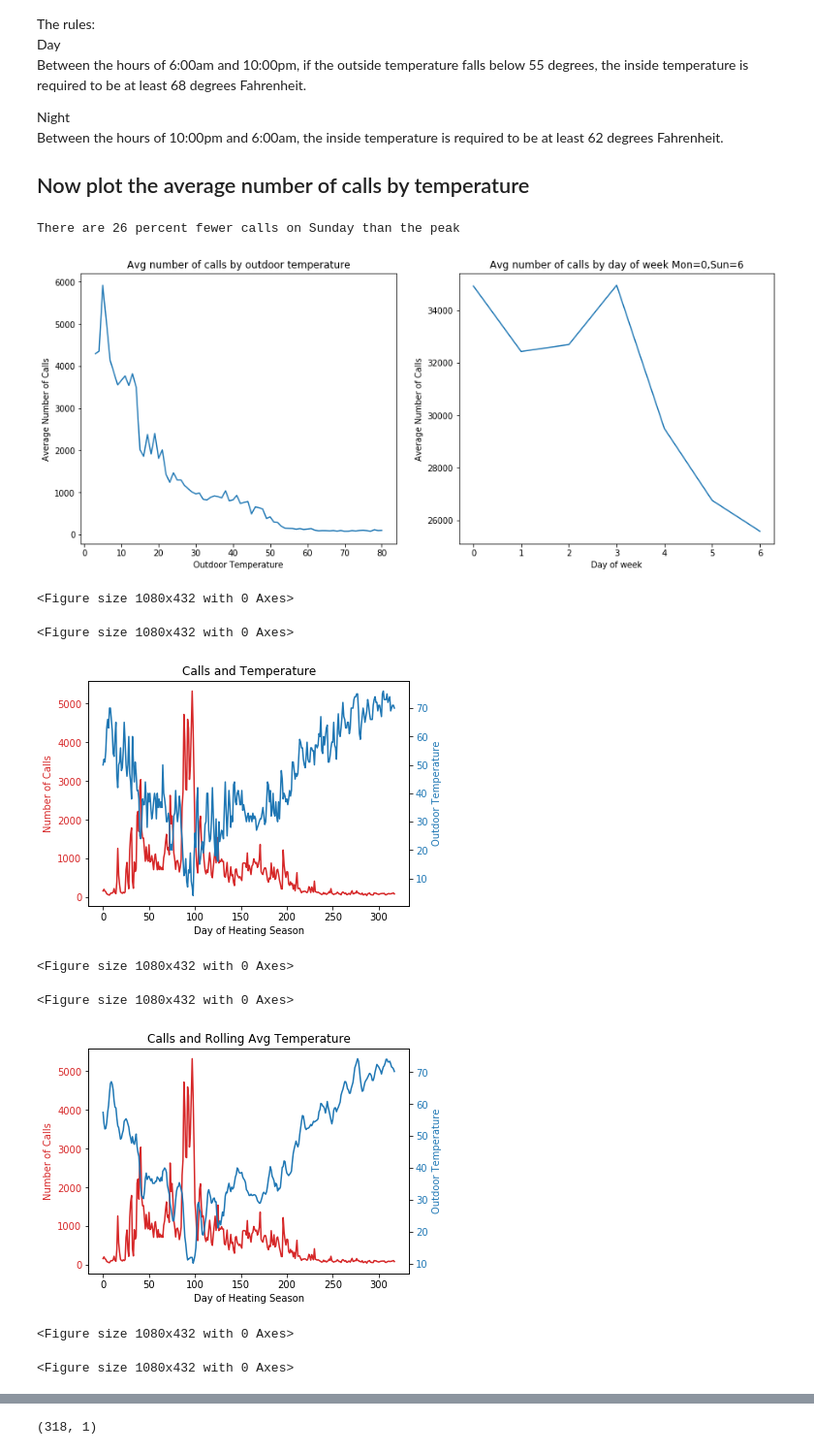
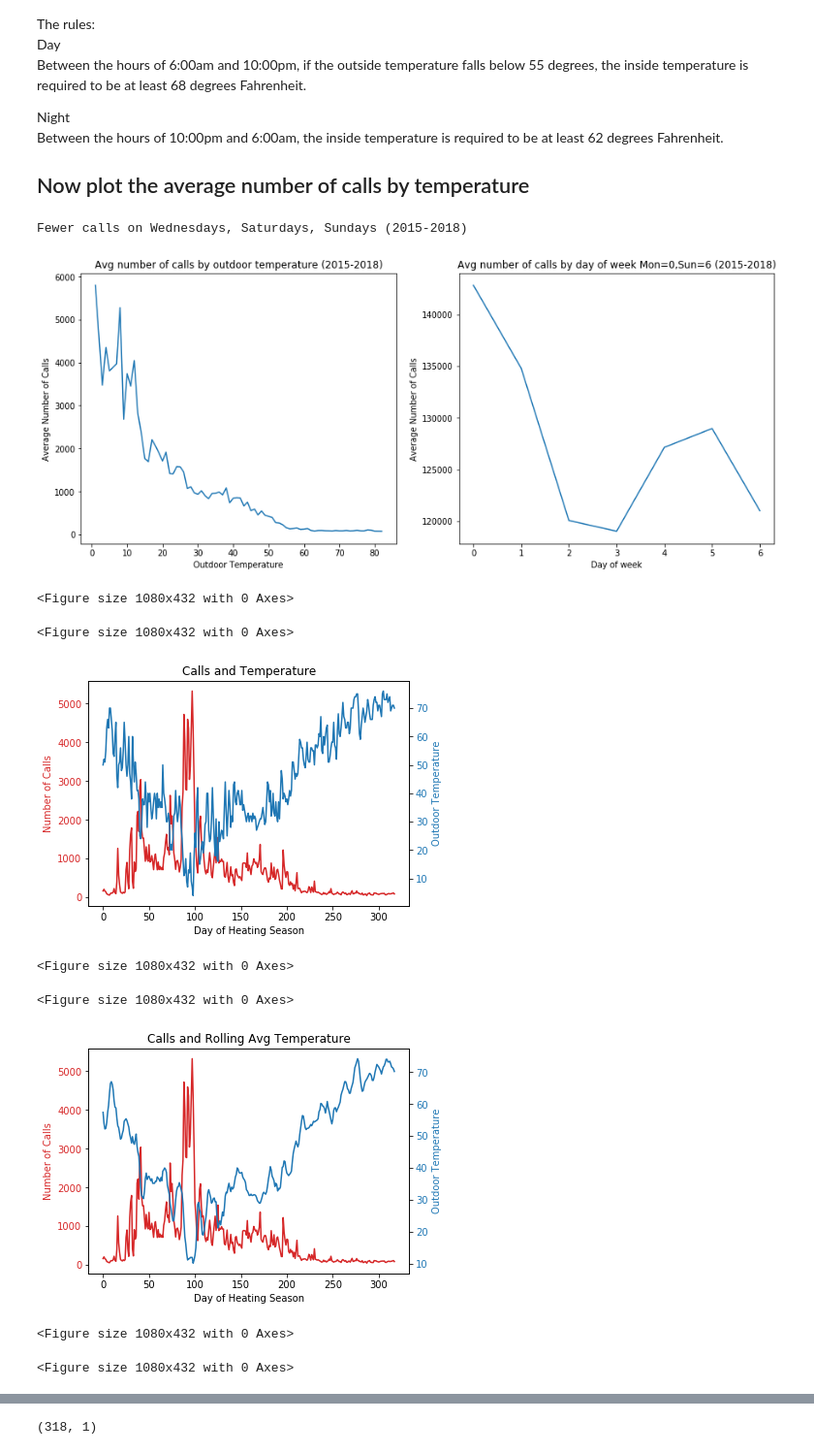
Before and after one commit to DThompson55/EdxCapstone, a Jupyter notebook: Capstone 4th Assignment.ipynb, the cells around one changed output, grey strips where cells are left out. Shown at 97% size. Cells and saved outputs as stored; diff of their text form; code cells hidden in the pictures.

```diff
--- a/Capstone 4th Assignment.ipynb
+++ b/Capstone 4th Assignment.ipynb
@@ -95,4 +94 @@ df.loc[df['SEQ'] <= d,['Fold']]=df['Year']+1 # The fold number for days between
 df = df[df['Fold'] > 0]
-# %%
-df['X'] = df['Fold'] != df['Year']
-df[(df['Fold']==2018)&(df['SEQ']==0)].head()
@@ -380,24 +373,24 @@ plt.subplot(121)
 df_daily['count']=1
 
 
-df_daily_temp_plan = df_daily[(df_daily['Fold']>=2017)][['TMIN','daily_complaints']].groupby('TMIN').mean()
+df_daily_temp_plan = df_daily[(df_daily['Fold']<2019)][['TMIN','daily_complaints']].groupby('TMIN').mean()
 plt.plot(df_daily_temp_plan)
-plt.title("Avg number of calls by outdoor temperature")
+plt.title("Avg number of calls by outdoor temperature (2015-2018)")
 plt.xlabel('Outdoor Temperature')
 plt.ylabel('Average Number of Calls')
 
 plt.subplot(122)
 df_daily['count']=1
-df_daily_temp_plan = df_daily[(df_daily['Fold']>=2019)][['DOW','daily_complaints']].groupby(['DOW']).sum()
+df_daily_temp_plan = df_daily[(df_daily['Fold']<2019)][['DOW','daily_complaints']].groupby(['DOW']).sum()
 plt.plot(df_daily_temp_plan)
-plt.title("Avg number of calls by day of week Mon=0,Sun=6")
+plt.title("Avg number of calls by day of week Mon=0,Sun=6 (2015-2018)")
 plt.xlabel('Day of week')
 plt.ylabel('Average Number of Calls')
 
 n =  (100-(np.array(df_daily_temp_plan.min()*100)[0]/np.array(df_daily_temp_plan.max())[0]))
 
 
-print("There are %d percent fewer calls on Sunday than the peak" % n)
+print("Fewer calls on Wednesdays, Saturdays, Sundays (2015-2018)" % n)
 def plot_by_year(year, how, title, limit=318):
     #plt.subplot(122)
     plt.figure(figsize=(15,6))
@@ -410,35 +403,35 @@ def plot_by_year(year, how, title, limit=318):
 
     plt.figure(figsize=(15,6))
     fig, ax1 = plt.subplots()
 
     color = 'tab:red'
     ax1.set_xlabel('Day of Heating Season')
     ax1.set_ylabel('Number of Calls', color=color)
     ax1.plot(t, data1[:limit], color=color)
     ax1.tick_params(axis='y', labelcolor=color)
 
     ax2 = ax1.twinx()  # instantiate a second axes that shares the same x-axis
 
     color = 'tab:blue'
     ax2.set_ylabel('Outdoor Temperature', color=color)  # we already handled the x-label with ax1
     ax2.plot(t, data2[:limit], color=color)
     ax2.tick_params(axis='y', labelcolor=color)
 #    ax2.plot(t, data3[:limit], color='tab:green')
 
     fig.tight_layout()  # otherwise the right y-label is slightly clipped
     plt.title(title)
     plt.show()
 
 plot_by_year(2018,'TMIN', 'Calls and Temperature')
 plot_by_year(2018,'TMIN_5day_avg','Calls and Rolling Avg Temperature')
 plot_by_year(2018,'TDIFF', 'Calls and Diff Temperature')
 
 #plot_by_year(2017)
 #plot_by_year(2016)
 #plot_by_year(2015)
 # %% [output]
-There are 26 percent fewer calls on Sunday than the peak
+Fewer calls on Wednesdays, Saturdays, Sundays (2015-2018)
-[figure, old version]
+[figure, new version]
 <Figure size 1080x432 with 0 Axes>
 <Figure size 1080x432 with 0 Axes>
 [figure]
```
Also changed, not shown: parts of 37 cells of this notebook, 1 other file.
